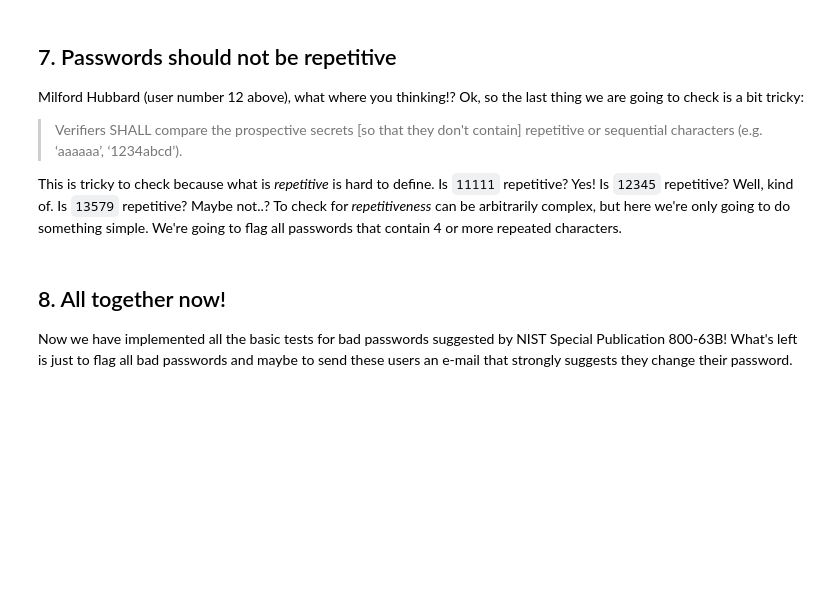
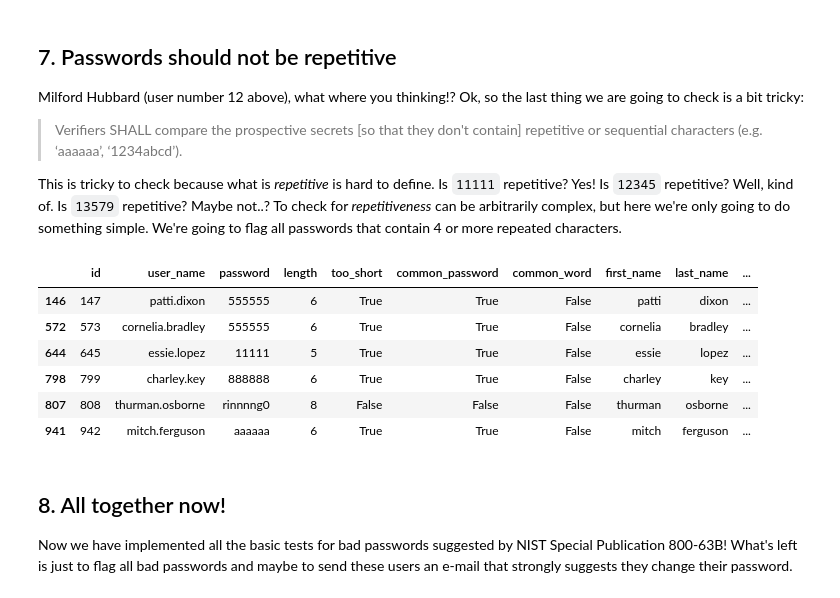
Before and after one commit to JeremyTallant/bad_passwords, a Jupyter notebook: nist_guidelines.ipynb, the cells around one changed output. Saved outputs shown, nothing was run; the diff lists cells and outputs as text; code cells hidden in the pictures; blank space fills up the shorter version.

```diff
--- a/nist_guidelines.ipynb
+++ b/nist_guidelines.ipynb
@@ -214,10 +214,18 @@ users.head(12)
 <p>This is tricky to check because what is <em>repetitive</em> is hard to define. Is <code>11111</code> repetitive? Yes! Is <code>12345</code> repetitive? Well, kind of. Is <code>13579</code> repetitive? Maybe not..? To check for <em>repetitiveness</em> can be arbitrarily complex, but here we're only going to do something simple. We're going to flag all passwords that contain 4 or more repeated characters.</p>
 # %%
 ### Flagging the users with passwords with >= 4 repeats
-users['too_many_repeats'] = ...
+users['too_many_repeats'] = users['password'].str.contains(r'(.)\1{3,}')
 
 # Taking a look at the users with too many repeats
-# ... YOUR CODE FOR TASK 7 ...
+users[users['too_many_repeats'] == True]
+# %% [output]
+|  | id | user_name | password | length | too_short | common_password | common_word | first_name | last_name | ... |
+| 146 | 147 | patti.dixon | 555555 | 6 | True | True | False | patti | dixon | ... |
+| 572 | 573 | cornelia.bradley | 555555 | 6 | True | True | False | cornelia | bradley | ... |
+| 644 | 645 | essie.lopez | 11111 | 5 | True | True | False | essie | lopez | ... |
+| 798 | 799 | charley.key | 888888 | 6 | True | True | False | charley | key | ... |
+| 807 | 808 | thurman.osborne | rinnnng0 | 8 | False | False | False | thurman | osborne | ... |
+| 941 | 942 | mitch.ferguson | aaaaaa | 6 | True | True | False | mitch | ferguson | ... |
 # %% [markdown]
 ## 8. All together now!
 <p>Now we have implemented all the basic tests for bad passwords suggested by NIST Special Publication 800-63B! What's left is just to flag all bad passwords and maybe to send these users an e-mail that strongly suggests they change their password.</p>
```
